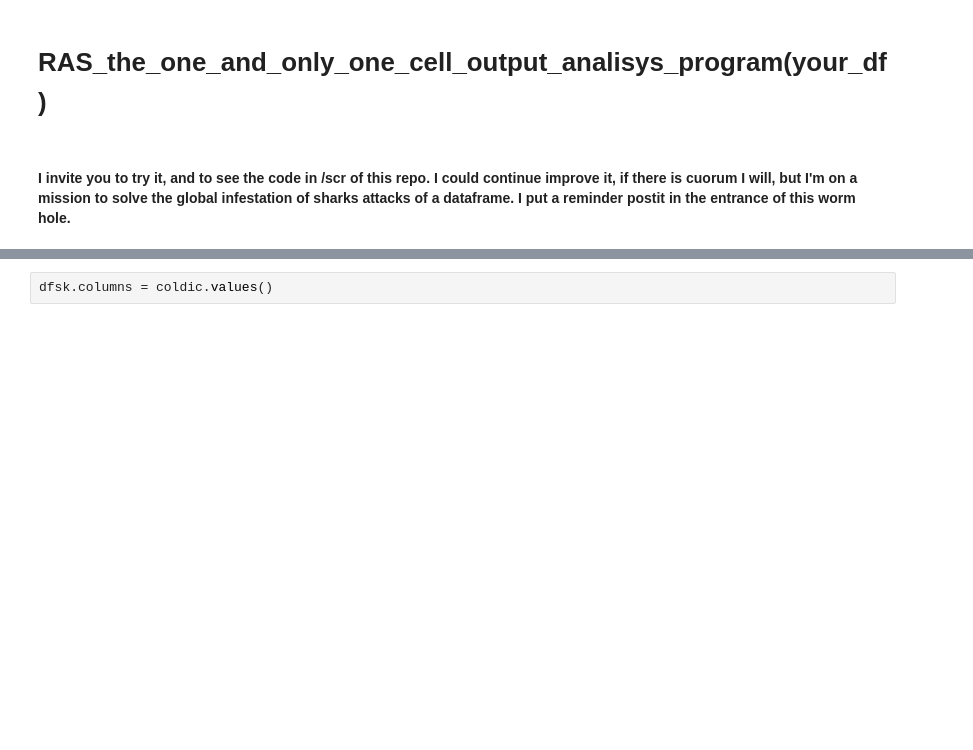
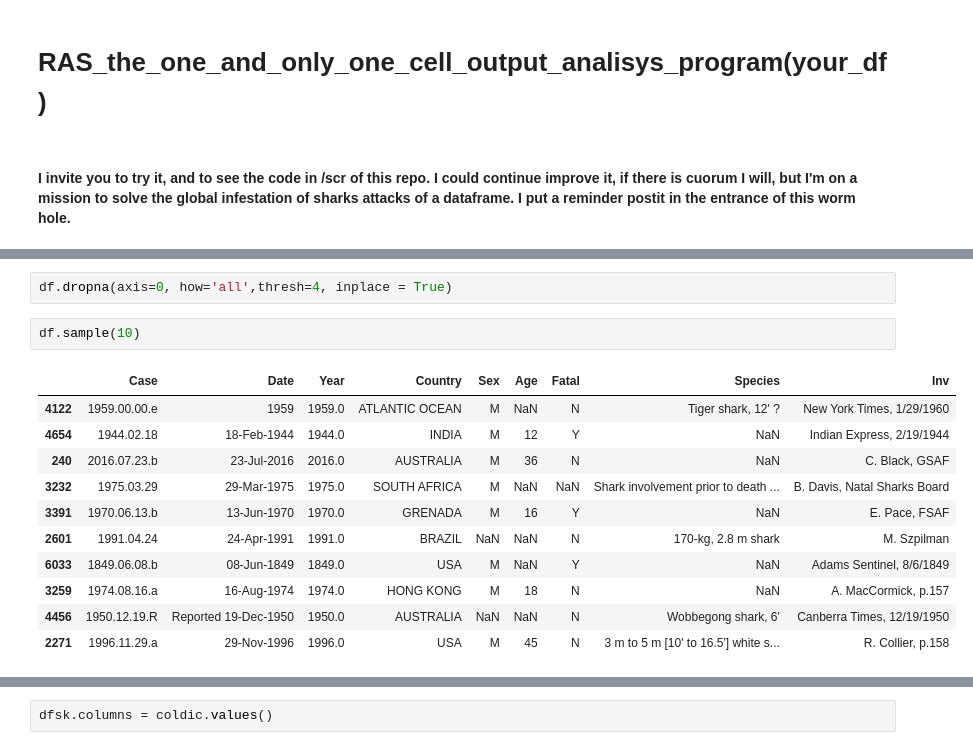
Before and after one commit to 4tolon/TheSharkProject, a Jupyter notebook: cleanning.ipynb, the cells around one changed output, grey strips where cells are left out. Saved outputs shown, nothing was run; the diff lists cells and outputs as text; blank space fills up the shorter version.

```diff
--- a/cleanning.ipynb
+++ b/cleanning.ipynb
@@ -80,2 +115,18 @@ KeyboardInterrupt: Interrupted by user
+# %%
+df.dropna(axis=0, how='all',thresh=4, inplace = True)
+# %%
+df.sample(10)
+# %% [output]
+|  | Case | Date | Year | Country | Sex | Age | Fatal | Species | Inv |
+| 4122 | 1959.00.00.e | 1959 | 1959.0 | ATLANTIC OCEAN | M | NaN | N | Tiger shark, 12' ? | New York Times, 1/29/1960 |
+| 4654 | 1944.02.18 | 18-Feb-1944 | 1944.0 | INDIA | M | 12 | Y | NaN | Indian Express, 2/19/1944 |
+| 240 | 2016.07.23.b | 23-Jul-2016 | 2016.0 | AUSTRALIA | M | 36 | N | NaN | C. Black, GSAF |
+| 3232 | 1975.03.29 | 29-Mar-1975 | 1975.0 | SOUTH AFRICA | M | NaN | NaN | Shark involvement prior to death ... | B. Davis, Natal Sharks Board |
+| 3391 | 1970.06.13.b | 13-Jun-1970 | 1970.0 | GRENADA | M | 16 | Y | NaN | E. Pace, FSAF |
+| 2601 | 1991.04.24 | 24-Apr-1991 | 1991.0 | BRAZIL | NaN | NaN | N | 170-kg, 2.8 m shark | M. Szpilman |
+| 6033 | 1849.06.08.b | 08-Jun-1849 | 1849.0 | USA | M | NaN | Y | NaN | Adams Sentinel, 8/6/1849 |
+| 3259 | 1974.08.16.a | 16-Aug-1974 | 1974.0 | HONG KONG | M | 18 | N | NaN | A. MacCormick, p.157 |
+| 4456 | 1950.12.19.R | Reported 19-Dec-1950 | 1950.0 | AUSTRALIA | NaN | NaN | N | Wobbegong shark, 6' | Canberra Times, 12/19/1950 |
+| 2271 | 1996.11.29.a | 29-Nov-1996 | 1996.0 | USA | M | 45 | N | 3 m to 5 m [10' to 16.5'] white s... | R. Collier, p.158 |
 # %%
 dfsk['Year'].isna().sum()
```
Also changed, not shown: parts of 24 cells of this notebook, 1 other file.
